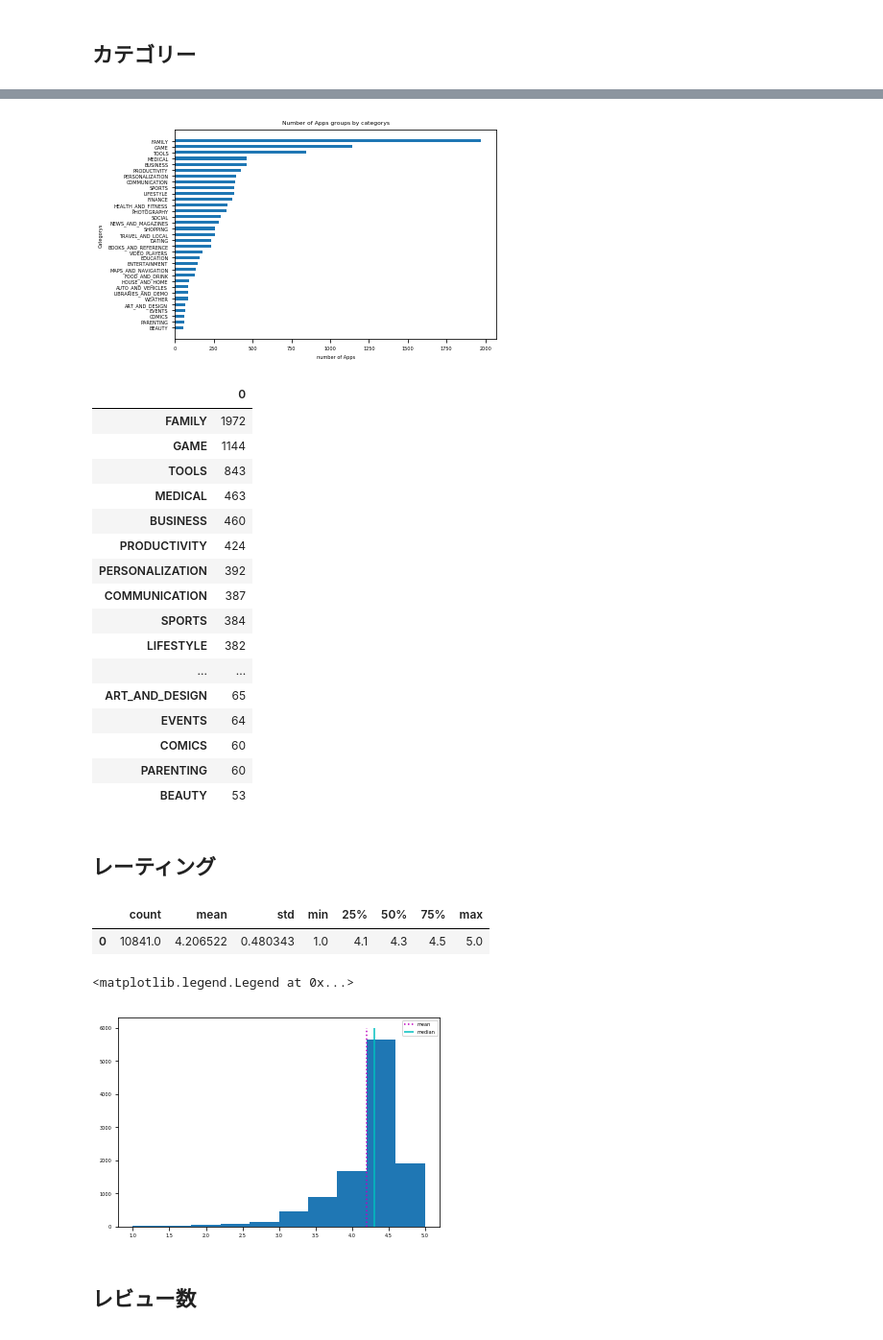
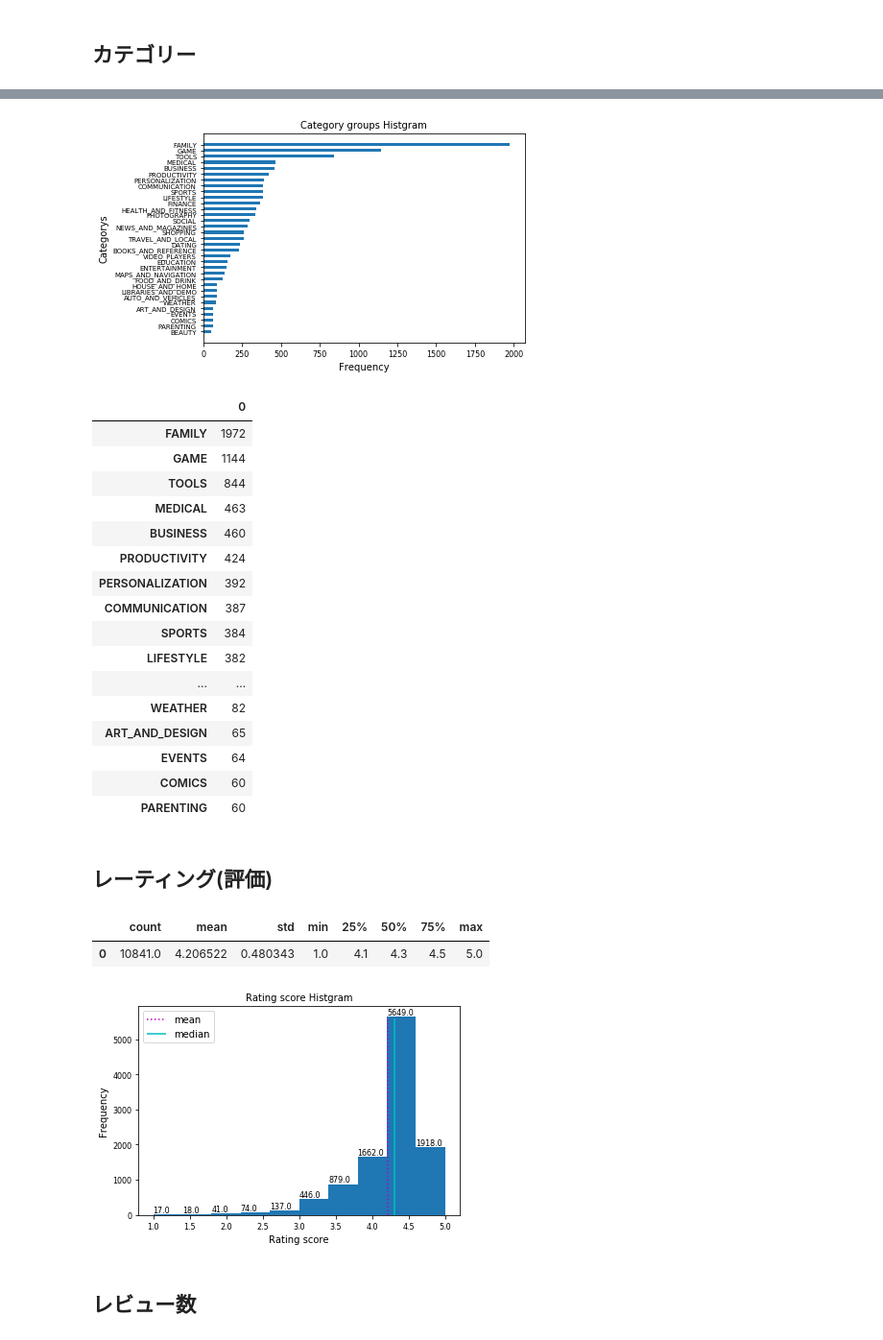
Before and after one commit to Kozuzu931/port_folio, a Jupyter notebook: stats/google-play-store-apps/analysis google play store data.ipynb, the cells around one changed output, grey strips where cells are left out. Shown at 96% size. Saved outputs shown, nothing was run; the diff lists cells and outputs as text; code cells hidden in the pictures.

```diff
--- a/stats/google-play-store-apps/analysis google play store data.ipynb
+++ b/stats/google-play-store-apps/analysis google play store data.ipynb
@@ -151,20 +195,21 @@ width = 0.5
 # %%
 plt.barh(category_name_position + width, category_values, width, tick_label=sorted_category_name)
-plt.rcParams["font.size"] = 5
-plt.xlabel("number of Apps")
-plt.ylabel("Categorys")
-plt.title("Number of Apps groups by categorys")
+plt.xticks(fontsize=8)
+plt.yticks(fontsize=7)
+plt.xlabel("Frequency", fontsize=10)
+plt.ylabel("Categorys", fontsize=10)
+plt.title("Category groups Histgram", fontsize=10)
 plt.show()
 # %% [output]
-[figure, old version]
+[figure, new version]
 # %%
-pd.DataFrame(category_values[::-1], index=sorted_category_name[::-1])
-#sorted_category_name, category_values
+Category_sets = pd.DataFrame(category_values[::-1], index=sorted_category_name[::-1])
+Category_sets
 # %% [output]
 |  | 0 |
 | FAMILY | 1972 |
 | GAME | 1144 |
-| TOOLS | 843 |
+| TOOLS | 844 |
 | MEDICAL | 463 |
 | BUSINESS | 460 |
 | PRODUCTIVITY | 424 |
@@ -173,13 +218,13 @@ pd.DataFrame(category_values[::-1], index=sorted_category_name[::-1])
 | SPORTS | 384 |
 | LIFESTYLE | 382 |
 | ... | ... |
+| WEATHER | 82 |
 | ART_AND_DESIGN | 65 |
 | EVENTS | 64 |
 | COMICS | 60 |
 | PARENTING | 60 |
-| BEAUTY | 53 |
 # %% [markdown]
-## レーティング
+## レーティング(評価)
 # %%
 Rating_stastitics = pd.DataFrame(pd.Series(data_store["Rating"].ravel()).describe()).transpose()
 Rating_stastitics
@@ -187,13 +232,20 @@ Rating_stastitics
 |  | count | mean | std | min | 25% | 50% | 75% | max |
 | 0 | 10841.0 | 4.206522 | 0.480343 | 1.0 | 4.1 | 4.3 | 4.5 | 5.0 |
 # %%
-plt.hist(data_store["Rating"])
-plt.vlines(x=[data_store["Rating"].mean()], ymin=0.0, ymax=6000.0, colors="m", linestyle=":", label="mean")
-plt.vlines(x=[data_store["Rating"].median()], ymin=0.0, ymax=6000.0, colors="c", linestyle="-", label="median")
-plt.legend()
+Rating_score_hist = plt.hist(data_store["Rating"])
+plt.vlines(x=[data_store["Rating"].mean()], ymin=0.0, ymax=5600.0, colors="m", linestyle=":", label="mean")
+plt.vlines(x=[data_store["Rating"].median()], ymin=0.0, ymax=5600.0, colors="c", linestyle="-", label="median")
+for x, y in zip(Rating_score_hist[1], Rating_score_hist[0]):
+    plt.text(x, y, y, ha="left", va="bottom", fontsize=8)
+plt.xlabel("Rating score", fontsize=10)
+plt.ylabel("Frequency", fontsize=10)
+plt.xticks(fontsize=8)
+plt.yticks(fontsize=8)
+plt.title("Rating score Histgram", fontsize=10)
+plt.legend(fontsize=10)
+plt.show()
 # %% [output]
-<matplotlib.legend.Legend at 0x...>
-[figure, old version]
+[figure, new version]
 # %% [markdown]
 ## レビュー数
 # %%
```
Also changed, not shown: parts of 48 cells of this notebook, 1 other file.
